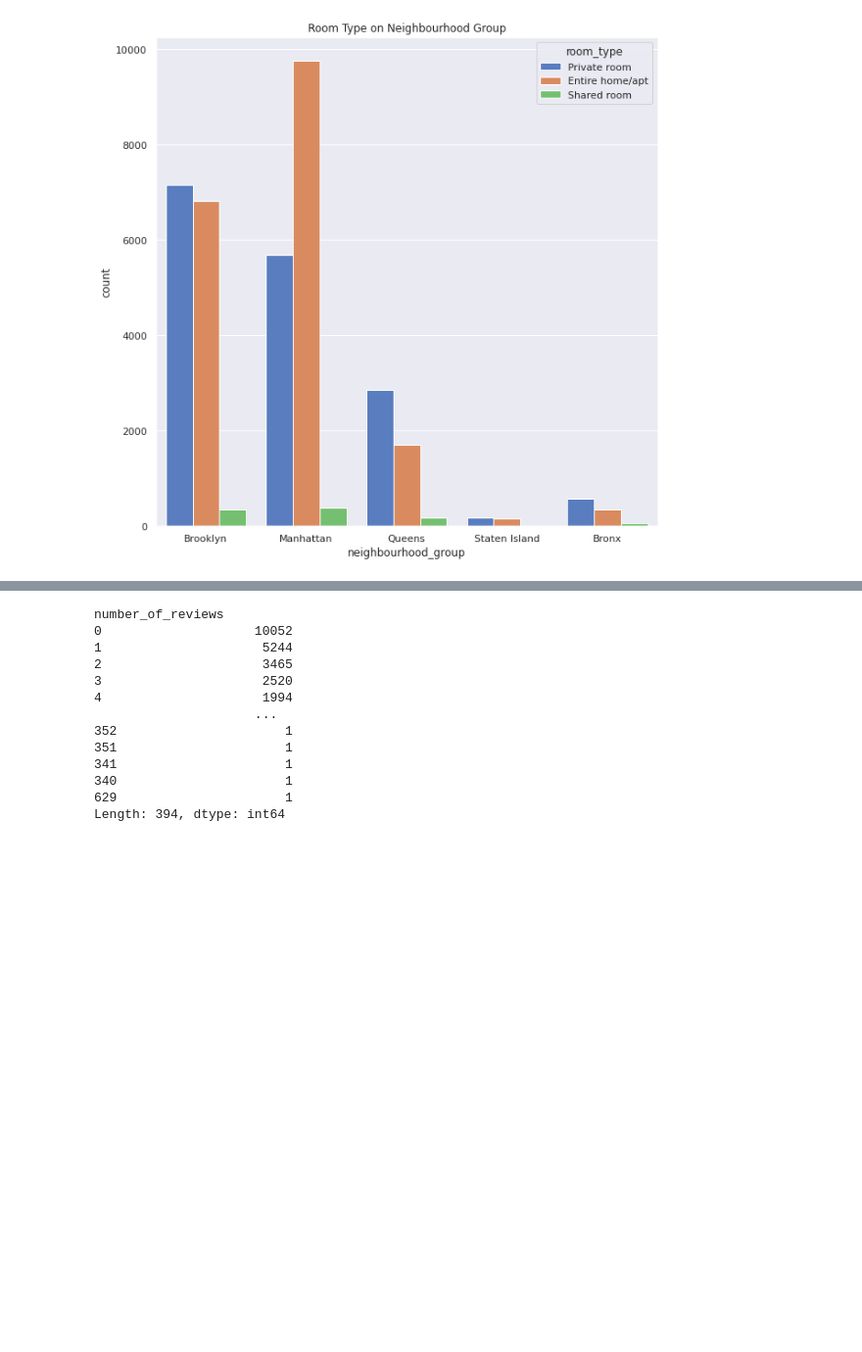
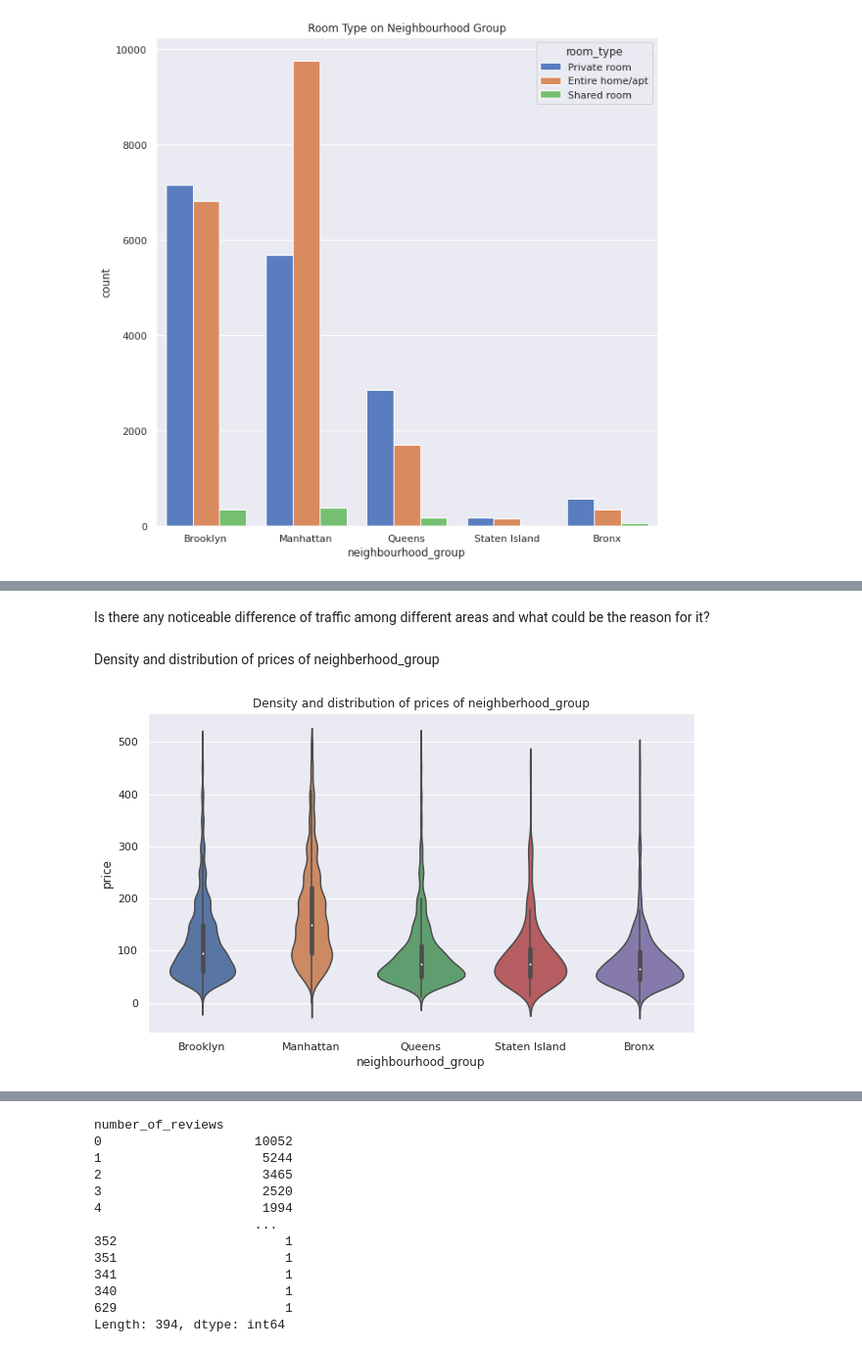
Before and after one commit to NehaGupta-DataScientists/AirbnbBookingAnalysis-, a Jupyter notebook: My_Airbnb_Bookings_Analysis_Capstone_Project.ipynb, the cells around one changed output, grey strips where cells are left out. Shown: that part at 98% size. Drawn from its saved outputs; the diff is of its cells as text; code cells hidden in the pictures; blank space fills up the shorter version.

```diff
--- a/My_Airbnb_Bookings_Analysis_Capstone_Project.ipynb
+++ b/My_Airbnb_Bookings_Analysis_Capstone_Project.ipynb
@@ -434,0 +463,12 @@ plt.show()
+# %% [markdown]
+Is there any noticeable difference of traffic among different areas and what could be the reason for it?
+# %% [markdown]
+Density and distribution of prices of neighberhood_group
+# %%
+plt.figure(figsize=(10,6))
+plt.title("Density and distribution of prices of neighberhood_group")
+subset_df=data_frame[data_frame.price < 500]
+#using violinplot to showcase density and distribtuion of prices
+viz_2=sns.violinplot(data=subset_df, x='neighbourhood_group', y='price')
+# %% [output]
+[figure, added]
```
Also changed, not shown: parts of 8 cells of this notebook.
